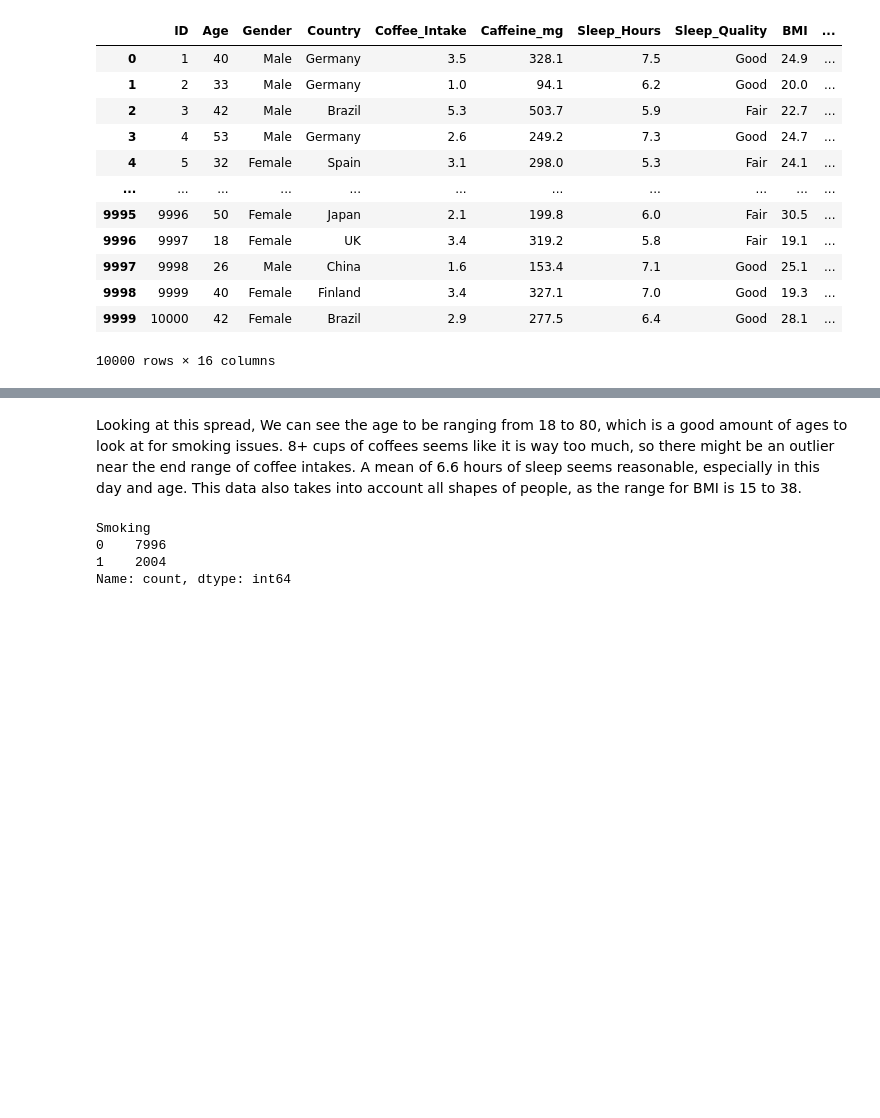
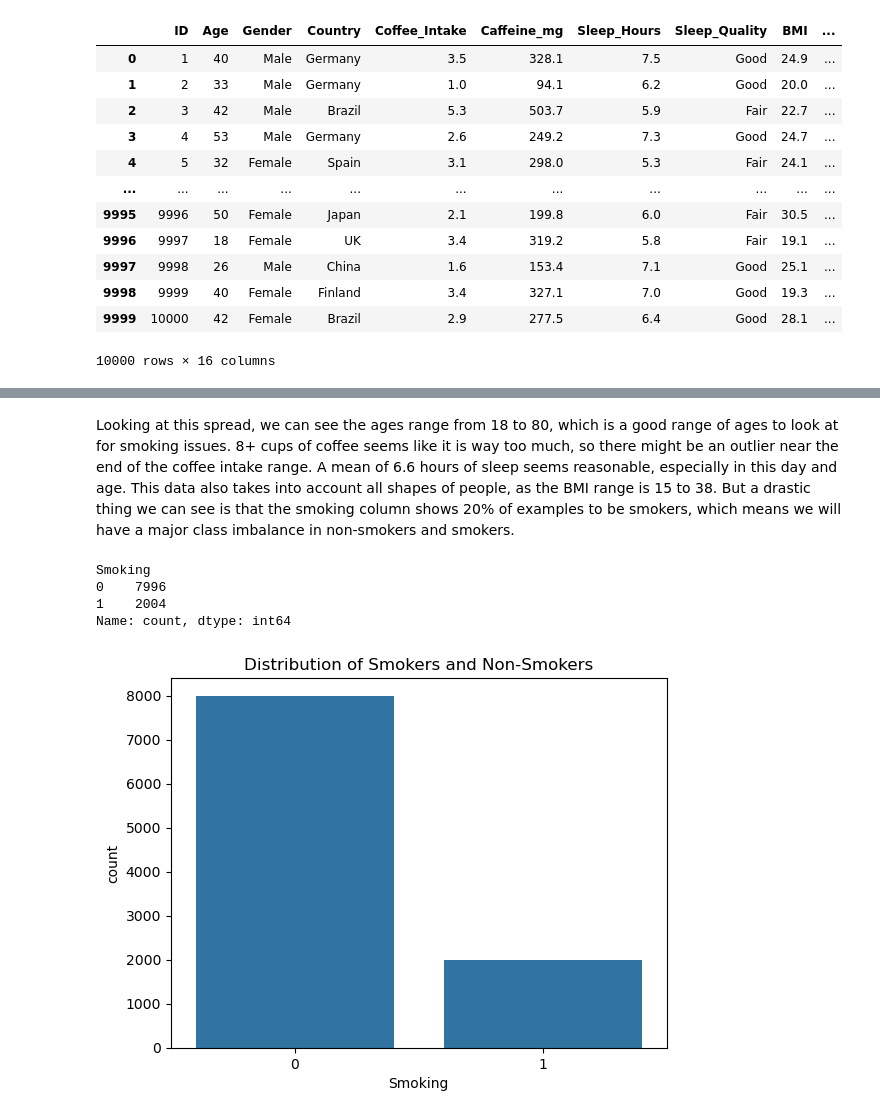
Before and after one commit to AgsBajs/Smoking-Classification, a Jupyter notebook: Project2.ipynb, the cells around one changed output, grey strips where cells are left out. Saved outputs shown, nothing was run; the diff lists cells and outputs as text; code cells hidden in the pictures; blank space fills up the shorter version.

```diff
--- a/Project2.ipynb
+++ b/Project2.ipynb
@@ -43,11 +43,15 @@ df.describe()
 | 75% | 7500.25000 | 43.000000 | 3.500000 | 332.025000 | 7.500000 | 26.600000 | 77.000000 | 11.20000 | ... |
 | max | 10000.00000 | 80.000000 | 8.200000 | 780.300000 | 10.000000 | 38.200000 | 109.000000 | 15.00000 | ... |
 # %% [markdown]
-Looking at this spread, We can see the age to be ranging from 18 to 80, which is a good amount of ages to look at for smoking issues. 8+ cups of coffees seems like it is way too much, so there might be an outlier near the end range of coffee intakes. A mean of 6.6 hours of sleep seems reasonable, especially in this day and age. This data also takes into account all shapes of people, as the range for BMI is 15 to 38.
+Looking at this spread, we can see the ages range from 18 to 80, which is a good range of ages to look at for smoking issues. 8+ cups of coffee seems like it is way too much, so there might be an outlier near the end of the coffee intake range. A mean of 6.6 hours of sleep seems reasonable, especially in this day and age. This data also takes into account all shapes of people, as the BMI range is 15 to 38. But a drastic thing we can see is that the smoking column shows 20% of examples to be smokers, which means we will have a major class imbalance in non-smokers and smokers.
 # %%
-df['Smoking'].value_counts()
+print(df['Smoking'].value_counts())
+sns.countplot(df, x='Smoking')
+plt.title("Distribution of Smokers and Non-Smokers")
+plt.show()
 # %% [output]
 Smoking
 0    7996
 1    2004
 Name: count, dtype: int64
+[figure, added]
```
Also changed, not shown: parts of 7 cells of this notebook.
